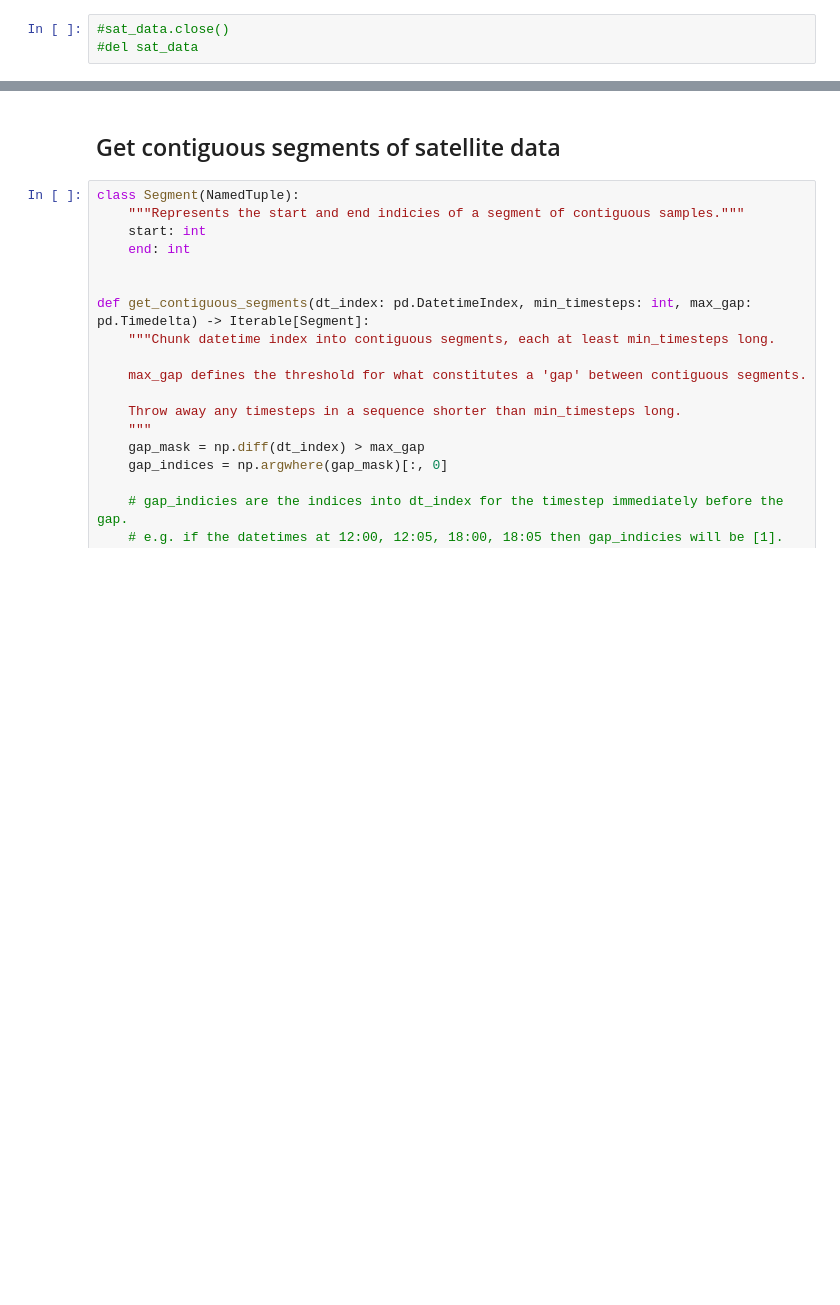
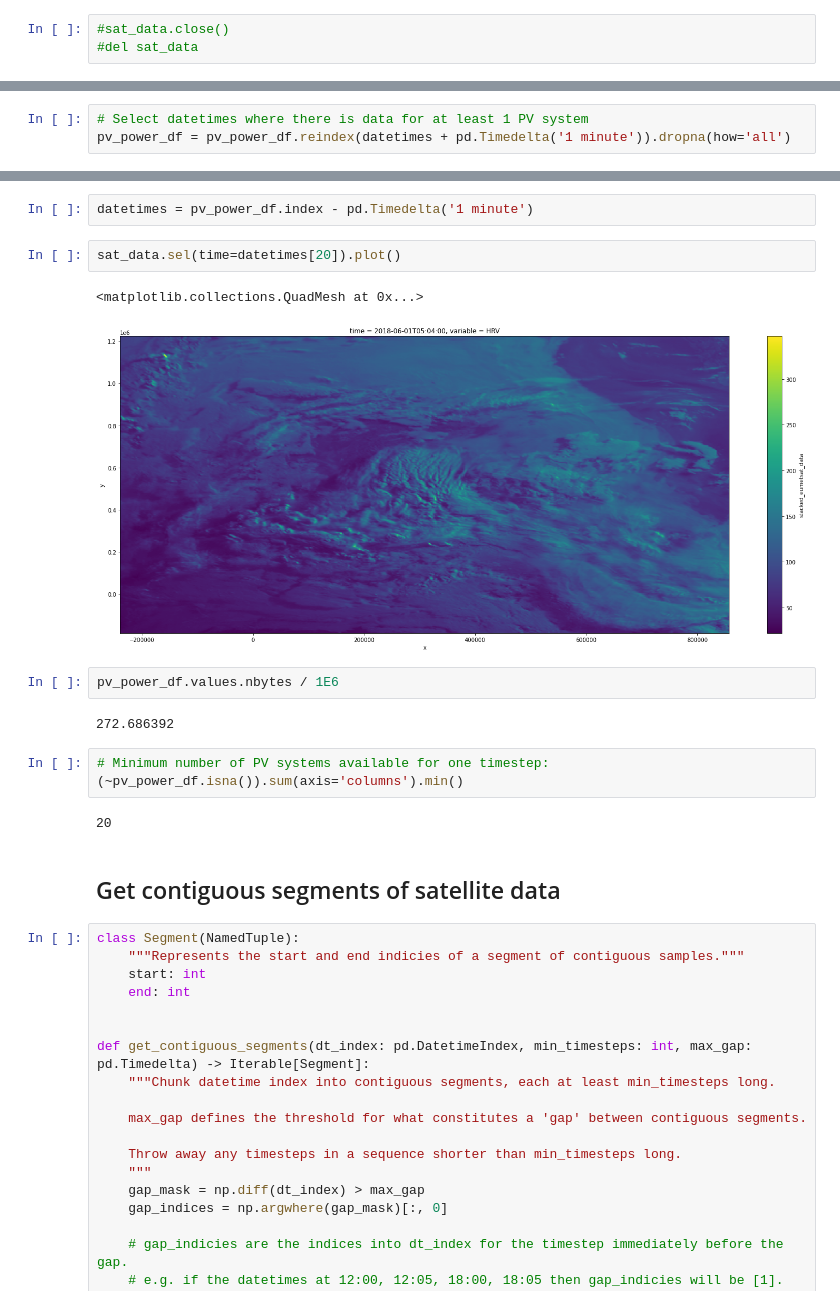
Before and after one commit to openclimatefix/predict_pv_yield, a Jupyter notebook: notebooks/21.0_include_PV_data.ipynb, the cells around one changed output, grey strips where cells are left out. Cells and saved outputs as stored; diff of their text form; blank space fills up the shorter version.

```diff
--- a/notebooks/21.0_include_PV_data.ipynb
+++ b/notebooks/21.0_include_PV_data.ipynb
@@ -227,0 +376,3 @@ Wall time: 6.63 s
+# %%
+# Select datetimes where there is data for at least 1 PV system
+pv_power_df = pv_power_df.reindex(datetimes + pd.Timedelta('1 minute')).dropna(how='all')
@@ -228,3 +387,19 @@ Wall time: 6.63 s
+# %%
+datetimes = pv_power_df.index - pd.Timedelta('1 minute')
+# %%
+sat_data.sel(time=datetimes[20]).plot()
+# %% [output]
+<matplotlib.collections.QuadMesh at 0x...>
+[figure, added]
+# %%
+pv_power_df.values.nbytes / 1E6
+# %% [output]
+272.686392
+# %%
+# Minimum number of PV systems available for one timestep:
+(~pv_power_df.isna()).sum(axis='columns').min()
+# %% [output]
+20
 # %% [markdown]
 ## Get contiguous segments of satellite data
 # %%
```
Also changed, not shown: parts of 51 cells of this notebook.
